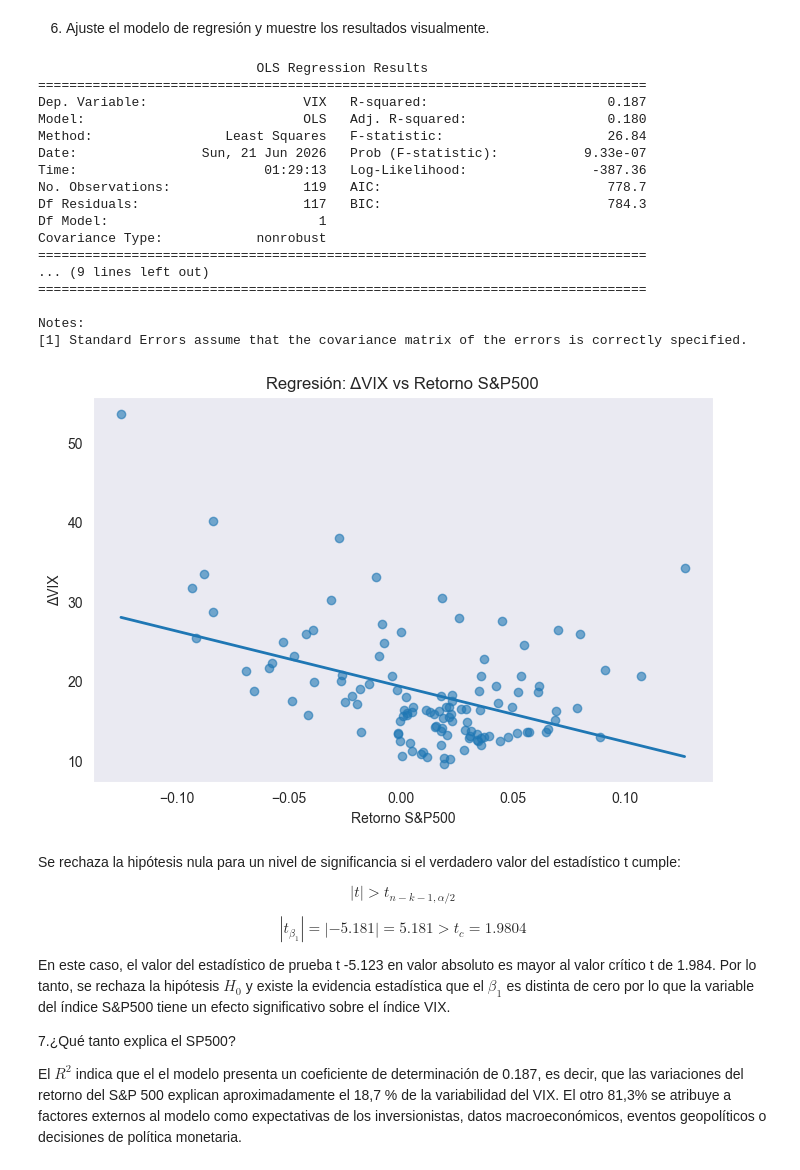
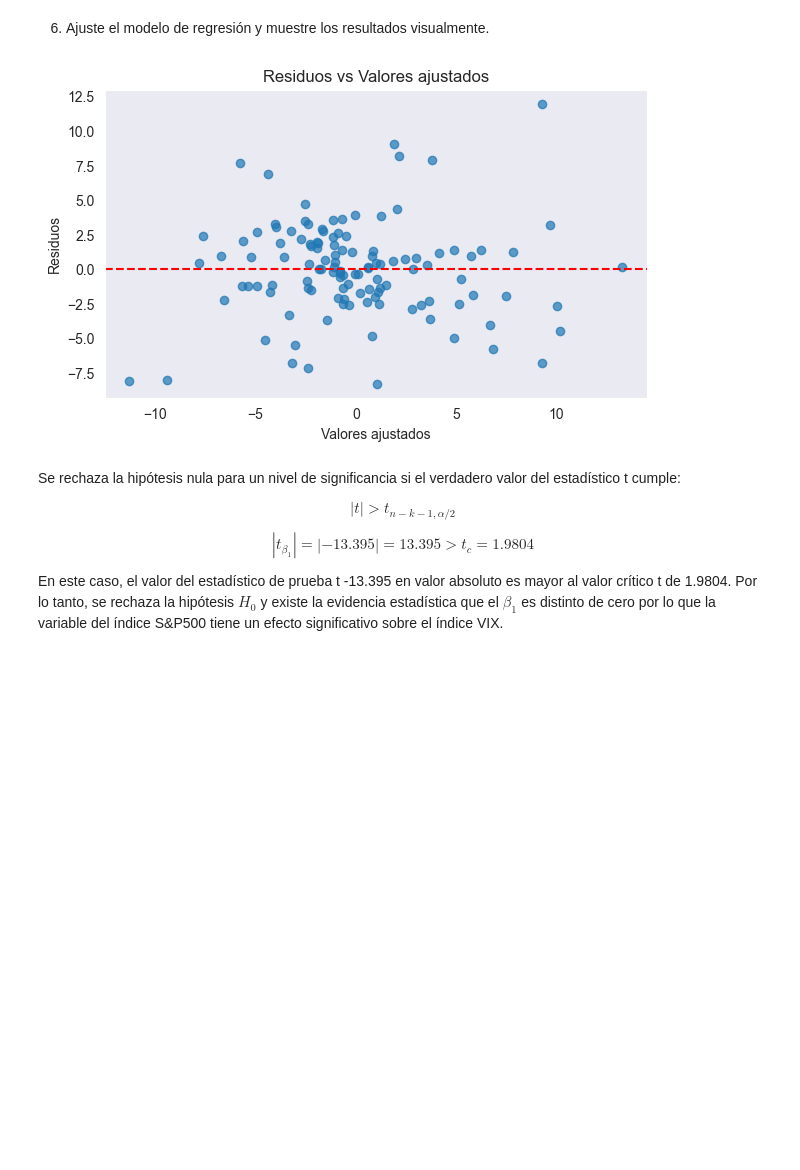
Before and after one commit to Felipe-Lopez-Vergara/ds_finance_-Lopez-, a Jupyter notebook: notebooks/HW_Sesion_3.ipynb, the cells around one changed output. Saved outputs shown, nothing was run; the diff lists cells and outputs as text; code cells hidden in the pictures; blank space fills up the shorter version.

```diff
--- a/notebooks/HW_Sesion_3.ipynb
+++ b/notebooks/HW_Sesion_3.ipynb
@@ -41,15 +57,7 @@ sp500_mensual = sp500.resample('ME').last().pct_change()
 # %%
 # Relación entre el VIX y el S&P 500
 
-vix_mensual = vix_mensual.copy(); vix_mensual.name = 'VIX'
-sp500_mensual = sp500_mensual.copy(); sp500_mensual.name = 'Ret_SP500'
-
-df = pd.concat([sp500_mensual, vix_mensual], axis = 1).dropna()
-df.columns = ['Ret_SP500', 'VIX']
-df = df.reset_index(drop = True)
-
-df.head()
-sns.scatterplot(x = 'Ret_SP500', y = 'VIX', data = df)
+sns.scatterplot(x = 'r_SP500', y = 'Delta_VIX', data = df)
 plt.title('Relación entre el VIX y el S&P 500')
 plt.show()
 # %% [output]
@@ -84,7 +94,7 @@ print(f"(pendiente): {beta_1:.4f}")
 # %%
 #Modelo vía Statmodels
 
-modelo = smf.ols(formula = 'VIX ~ Ret_SP500', data = df).fit()
+modelo = smf.ols(formula = 'Delta_VIX ~ r_SP500', data = df).fit()
 modelo.summary()
 # %% [output]
 OLS Regression Results
@@ -135,60 +146,27 @@ Valor crítico t : 1.9804
 # %% [markdown]
 6. Ajuste el modelo de regresión y muestre los resultados visualmente.
 # %%
-X = sm.add_constant(df['Ret_SP500'])
-y = df['VIX']
+# Residuos vs Valores Ajustados
 
-model = sm.OLS(y, X).fit()
+# Valores ajustados
+Delta_VIX_ajustado = modelo.fittedvalues
+# Residuos
+residuos = modelo.resid
 
-print(model.summary())
-
-plt.figure(figsize=(8,5))
-plt.scatter(df['Ret_SP500'], df['VIX'], alpha=0.6)
-
-x_line = np.linspace(
-    df['Ret_SP500'].min(),
-    df['Ret_SP500'].max(),
-    100
-)
-
-y_line = (
-    model.params['const']
-    + model.params['Ret_SP500'] * x_line
-)
-
-plt.plot(x_line, y_line, linewidth=2)
-plt.xlabel('Retorno S&P500')
-plt.ylabel('ΔVIX')
-plt.title('Regresión: ΔVIX vs Retorno S&P500')
+plt.figure(figsize = (7,4))
+plt.scatter(Delta_VIX_ajustado, residuos, alpha = 0.7)
+plt.axhline(0, color = 'red', linestyle = '--')
+plt.xlabel('Valores ajustados')
+plt.ylabel('Residuos')
+plt.title('Residuos vs Valores ajustados')
 plt.show()
 # %% [output]
-                            OLS Regression Results
-==============================================================================
-Dep. Variable:                    VIX   R-squared:                       0.187
-Model:                            OLS   Adj. R-squared:                  0.180
-Method:                 Least Squares   F-statistic:                     26.84
-Date:                Sun, 21 Jun 2026   Prob (F-statistic):           9.33e-07
-Time:                        01:29:13   Log-Likelihood:                -387.36
-No. Observations:                 119   AIC:                             778.7
-Df Residuals:                     117   BIC:                             784.3
-Df Model:                           1
-Covariance Type:            nonrobust
-==============================================================================
-... (9 lines left out)
-==============================================================================
-
-Notes:
-[1] Standard Errors assume that the covariance matrix of the errors is correctly specified.
-[figure, old version]
+[figure, new version]
 # %% [markdown]
 Se rechaza la hipótesis nula para un nivel de significancia si el verdadero valor del estadístico t cumple:
 
 $$|t| > t_{n-k-1,\alpha/2}$$
 
-$$|t_{\beta_1}| = |-5.181| = 5.181 > t_c = 1.9804$$
+$$|t_{\beta_1}| = |-13.395| = 13.395 > t_c = 1.9804$$
 
-En este caso, el valor del estadístico de prueba t -5.123 en valor absoluto es mayor al valor crítico t de 1.984. Por lo tanto, se rechaza la hipótesis $H_0$ y existe la evidencia estadística que el $\beta_1$ es distinta de cero por lo que la variable del índice S&P500 tiene un efecto significativo sobre el índice VIX.
-
-7.¿Qué tanto explica el SP500?
-
- El $R^2$ indica que el el modelo presenta un coeficiente de determinación de 0.187, es decir, que las variaciones del retorno del S&P 500 explican aproximadamente el 18,7 % de la variabilidad del VIX. El otro 81,3% se atribuye a factores externos al modelo como expectativas de los inversionistas, datos macroeconómicos, eventos geopolíticos o decisiones de política monetaria.
+En este caso, el valor del estadístico de prueba t -13.395 en valor absoluto es mayor al valor crítico t de 1.9804. Por lo tanto, se rechaza la hipótesis $H_0$ y existe la evidencia estadística que el $\beta_1$ es distinto de cero por lo que la variable del índice S&P500 tiene un efecto significativo sobre el índice VIX.
```
Also changed, not shown: parts of 15 cells of this notebook.
